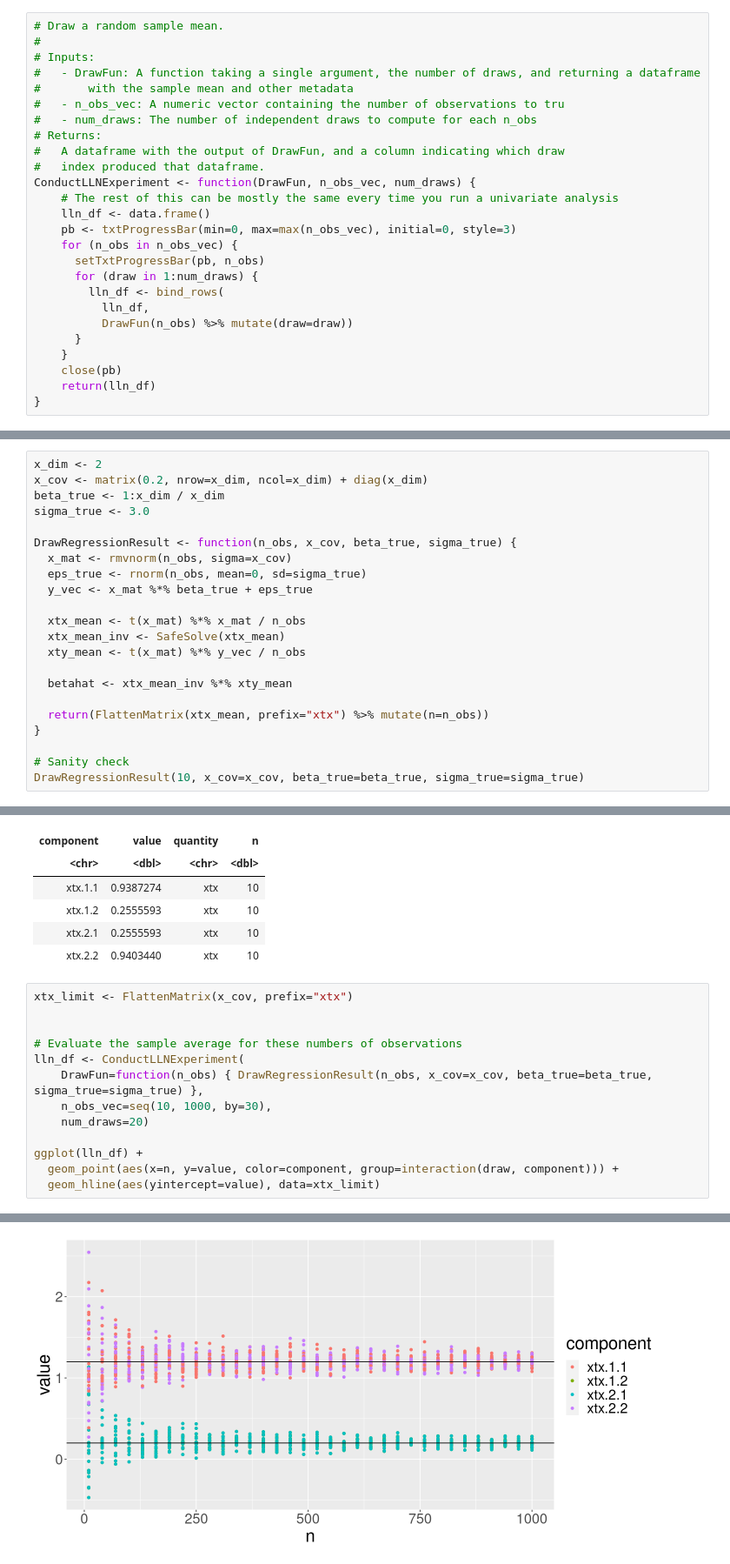
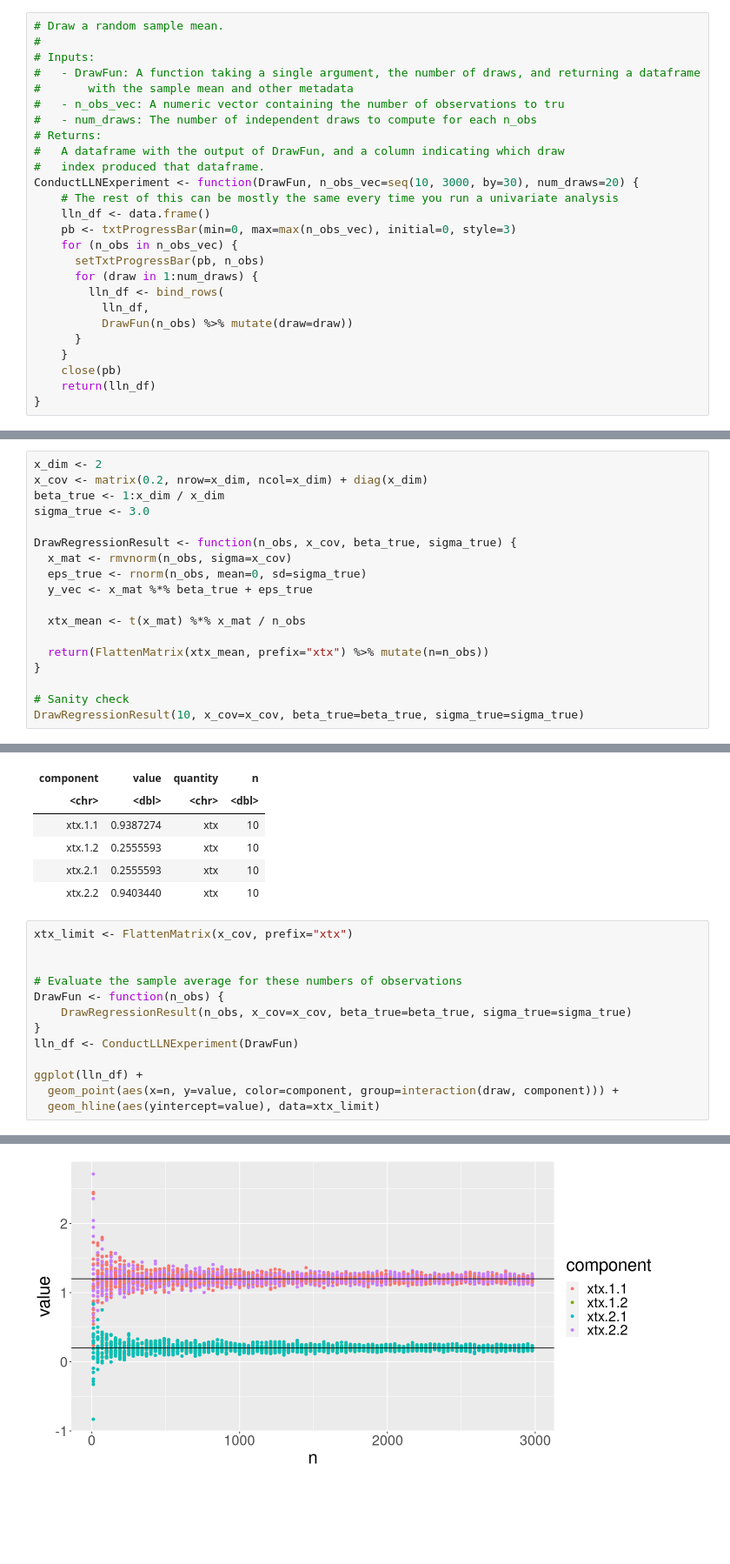
Before and after one commit to berkeley-stat151a/spring-2024, a Jupyter notebook: lectures/Lecture10_code.ipynb, the cells around one changed output, grey strips where cells are left out. Shown at 87% size. Saved outputs shown, nothing was run; the diff lists cells and outputs as text; blank space fills up the shorter version.

```diff
--- a/lectures/Lecture10_code.ipynb
+++ b/lectures/Lecture10_code.ipynb
@@ -67,7 +67,7 @@ DrawLLNSample <- function(n_obs, true_mean) {
 # Returns:
 #   A dataframe with the output of DrawFun, and a column indicating which draw
 #   index produced that dataframe.
-ConductLLNExperiment <- function(DrawFun, n_obs_vec, num_draws) {
+ConductLLNExperiment <- function(DrawFun, n_obs_vec=seq(10, 3000, by=30), num_draws=20) {
     # The rest of this can be mostly the same every time you run a univariate analysis
     lln_df <- data.frame()
     pb <- txtProgressBar(min=0, max=max(n_obs_vec), initial=0, style=3)
@@ -282,10 +282,6 @@ DrawRegressionResult <- function(n_obs, x_cov, beta_true, sigma_true) {
   y_vec <- x_mat %*% beta_true + eps_true
 
   xtx_mean <- t(x_mat) %*% x_mat / n_obs
-  xtx_mean_inv <- SafeSolve(xtx_mean)
-  xty_mean <- t(x_mat) %*% y_vec / n_obs
-
-  betahat <- xtx_mean_inv %*% xty_mean
 
   return(FlattenMatrix(xtx_mean, prefix="xtx") %>% mutate(n=n_obs))
 }
@@ -303,19 +299,19 @@ A tibble: 4 × 4
 # %%
 xtx_limit <- FlattenMatrix(x_cov, prefix="xtx")
 
 
 # Evaluate the sample average for these numbers of observations
-lln_df <- ConductLLNExperiment(
-    DrawFun=function(n_obs) { DrawRegressionResult(n_obs, x_cov=x_cov, beta_true=beta_true, sigma_true=sigma_true) },
-    n_obs_vec=seq(10, 1000, by=30),
-    num_draws=20)
+DrawFun <- function(n_obs) {
+    DrawRegressionResult(n_obs, x_cov=x_cov, beta_true=beta_true, sigma_true=sigma_true)
+}
+lln_df <- ConductLLNExperiment(DrawFun)
 
 ggplot(lln_df) +
   geom_point(aes(x=n, y=value, color=component, group=interaction(draw, component))) +
   geom_hline(aes(yintercept=value), data=xtx_limit)
 # %% [output]
   |======================================================================| 100%
-[figure, old version]
+[figure, new version]
 # %% [markdown]
 Using the template above, show convergence of the following quantities:
 
```
Also changed, not shown: parts of 4 cells of this notebook.
